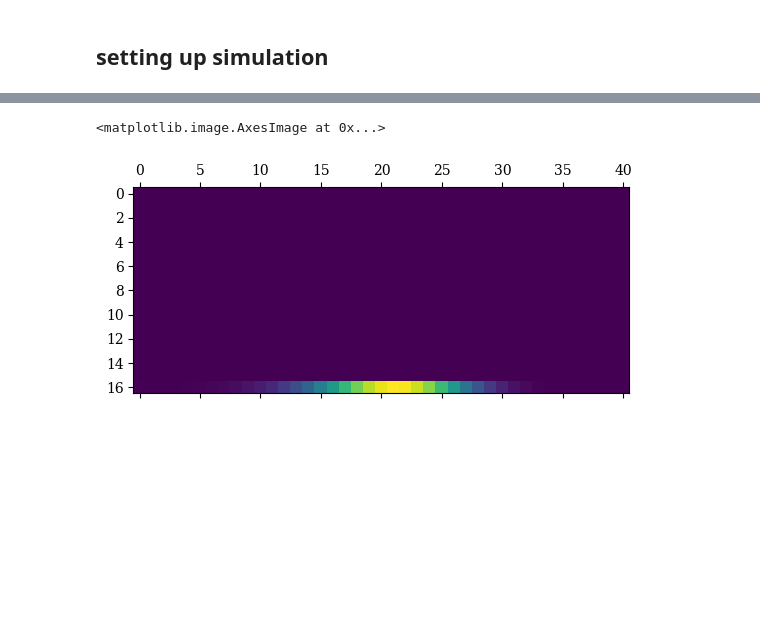
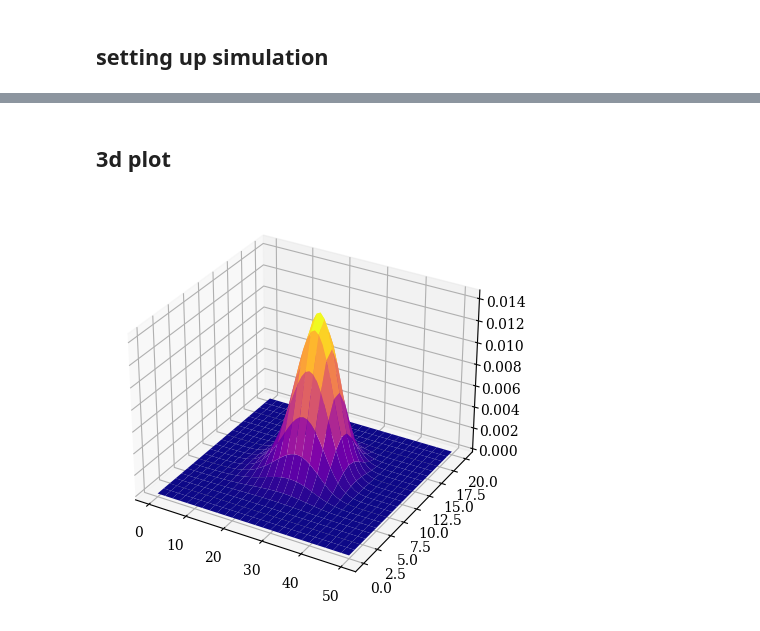
Before and after one commit to ELFREELAND/minecraft_sheep, a Jupyter notebook: stochastic/slow_farmer_stochastic.ipynb, the cells around one changed output, grey strips where cells are left out. Cells and saved outputs as stored; diff of their text form; code cells hidden in the pictures; blank space fills up the shorter version.

```diff
--- a/stochastic/slow_farmer_stochastic.ipynb
+++ b/stochastic/slow_farmer_stochastic.ipynb
@@ -26,6 +26,17 @@ R = 0.00888
 K = 0.00772
 # %% [markdown]
 ## setting up system
+# %%
+def timeToIndex(ar, t):
+    """given array of times, ar, returns the largest index i such that ar[i]<t"""
+
+    if ar[-1] < t:
+        raise IndexError("Time t is out of bounds of array ar")
+
+    i = 0
+    while ar[i+1] <= t:
+        i += 1
+    return i
 # %%
 def growthRate(Ng, N, A):
     return K*Ng*(1-Ng/A)
@@ -75,21 +133,26 @@ def simulate(N, A, stoptime):
 
     s_matrix = sMatrix(N, A)
 
-    q0 = np.zeros((N+1)*(A+1))
-    #begin pasture with Ng=A and Nw=0
-    #meaning q_A,0 = 1
-    #which appears at position A in the vector
-    q0[A]=1
+    q0 = np.zeros((A+1, N+1))
+    #begin pasture Nw=0
+    #and Ng is quasi-equilibrium
+    #meaning q_x,0 = p_x at equilibrium
+    q0[:,0]=quasiEqRec(A, N)
+
+    #need to reshape to work with solve_ivp
+    #fortran order - first index changes fastest
+    s_matrix = sFlatten(s_matrix)
+    q0 = np.reshape(q0, ((N+1)*(A+1)), order="F")
 
     def sys(t, y):
         return np.matmul(y, s_matrix)
 
     st = time.time()
 
-    s = sp.integrate.solve_ivp(sys, (0, stoptime), q0)
+    s = sp.integrate.solve_ivp(sys, (0, stoptime), q0, method="RK23")
+    print("finished in {0} seconds".format(time.time()-st))
 
-    print("finished in {0} seconds".format(time.time()-st))
     return s
 # %%
-sol = simulate(16, 40, 3600)
+sol = simulate(20, 50, 3600)
 # %% [output]
@@ -97,7 +160,15 @@ finished in 0.12121248245239258 seconds
+# %% [markdown]
+## 3d plot
 # %%
-f, ax = plt.subplots()
+f, ax = plt.subplots(subplot_kw={"projection": "3d"}, layout="constrained", figsize=(4, 4))
 
-ax.matshow(np.reshape(sol["y"][:,300], (16+1, 40+1)))
+Ng = np.arange(0, 51)
+Nw = np.arange(0, 21)
+
+Nw, Ng = np.meshgrid(Nw, Ng)
+
+ax.plot_surface(Ng, Nw, qExpand(sol["y"][:,timeToIndex(sol["t"], 170)], 20, 50), cmap="plasma")
+
+plt.show()
 # %% [output]
-<matplotlib.image.AxesImage at 0x...>
-[figure, old version]
+[figure, new version]
```
Also changed, not shown: parts of 13 cells of this notebook, 3 other files.
